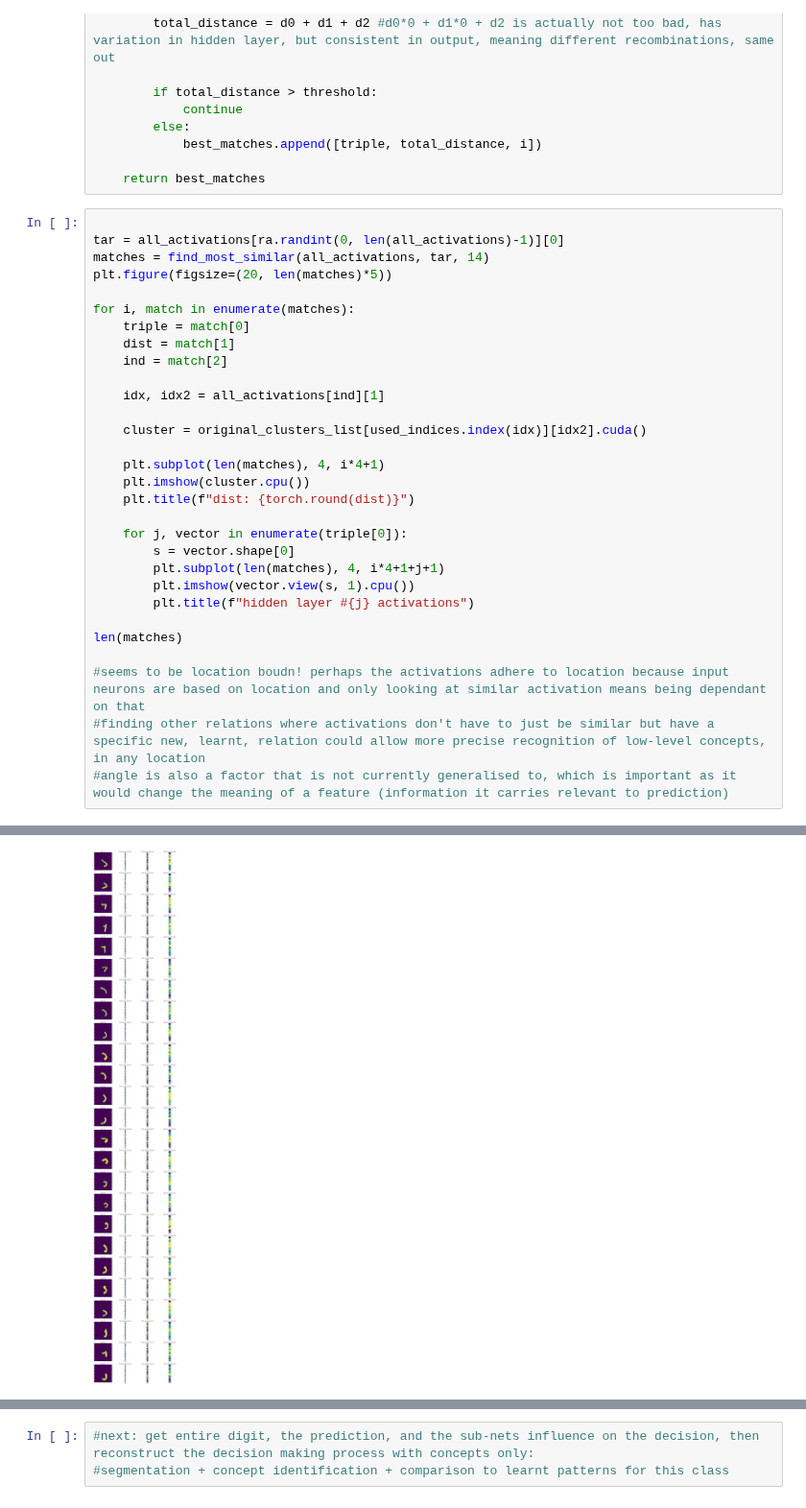
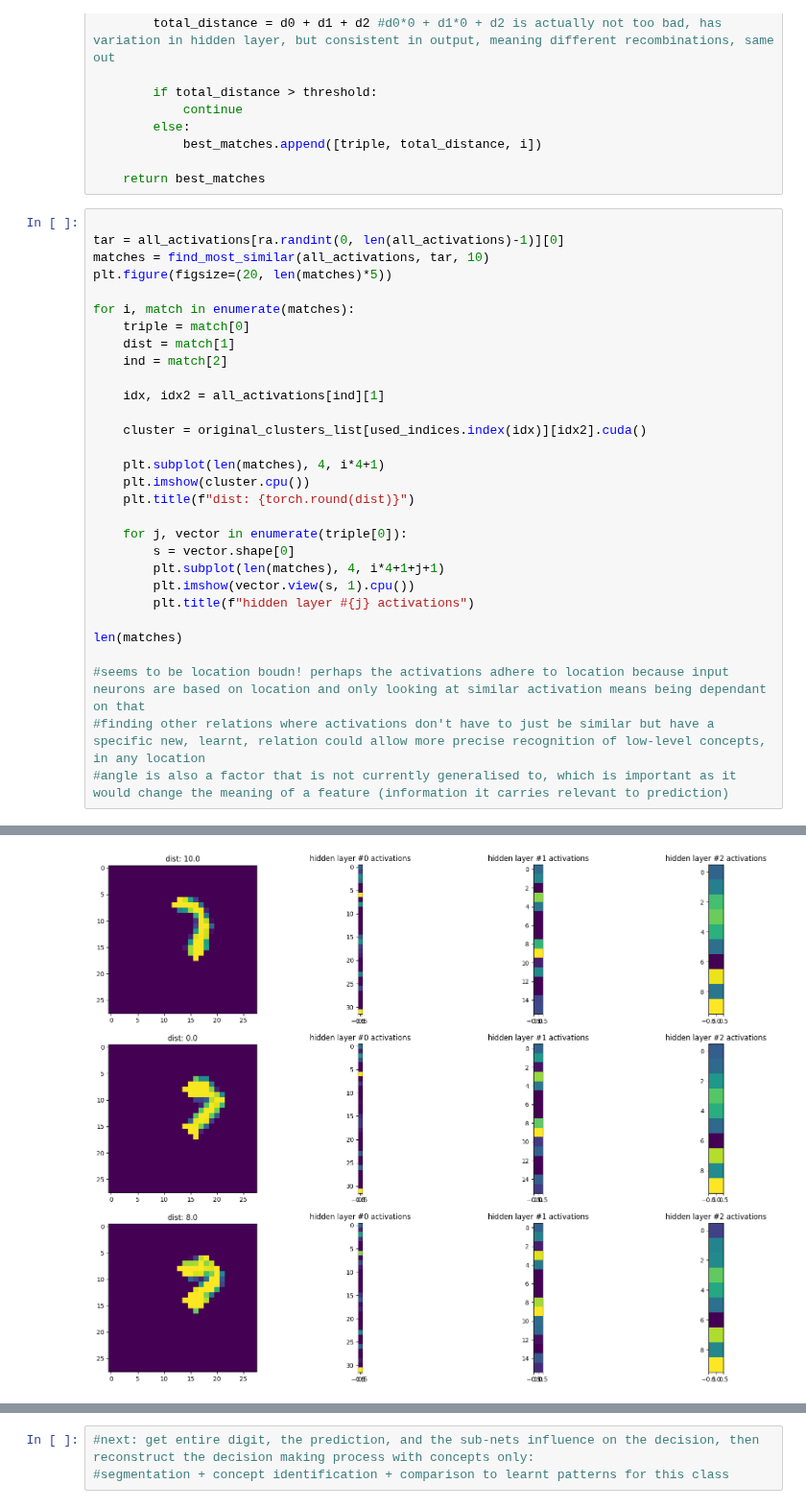
Before and after one commit to kns357/ANN_MA_Kaito, a Jupyter notebook: subnet_intel.ipynb, the cells around one changed output, grey strips where cells are left out. Shown at 96% size. Cells and saved outputs as stored; diff of their text form.

```diff
--- a/subnet_intel.ipynb
+++ b/subnet_intel.ipynb
@@ -352,7 +352,7 @@ def find_most_similar(all_activations, target, threshold):
 # %%
 
 tar = all_activations[ra.randint(0, len(all_activations)-1)][0]
-matches = find_most_similar(all_activations, tar, 14)
+matches = find_most_similar(all_activations, tar, 10)
 plt.figure(figsize=(20, len(matches)*5))
 
 for i, match in enumerate(matches):
@@ -384,4 +384,4 @@ len(matches)
-[figure, old version]
+[figure, new version]
 # %%
 all_masks = []
 
```
Also changed, not shown: parts of 8 cells of this notebook, 2 other files.
